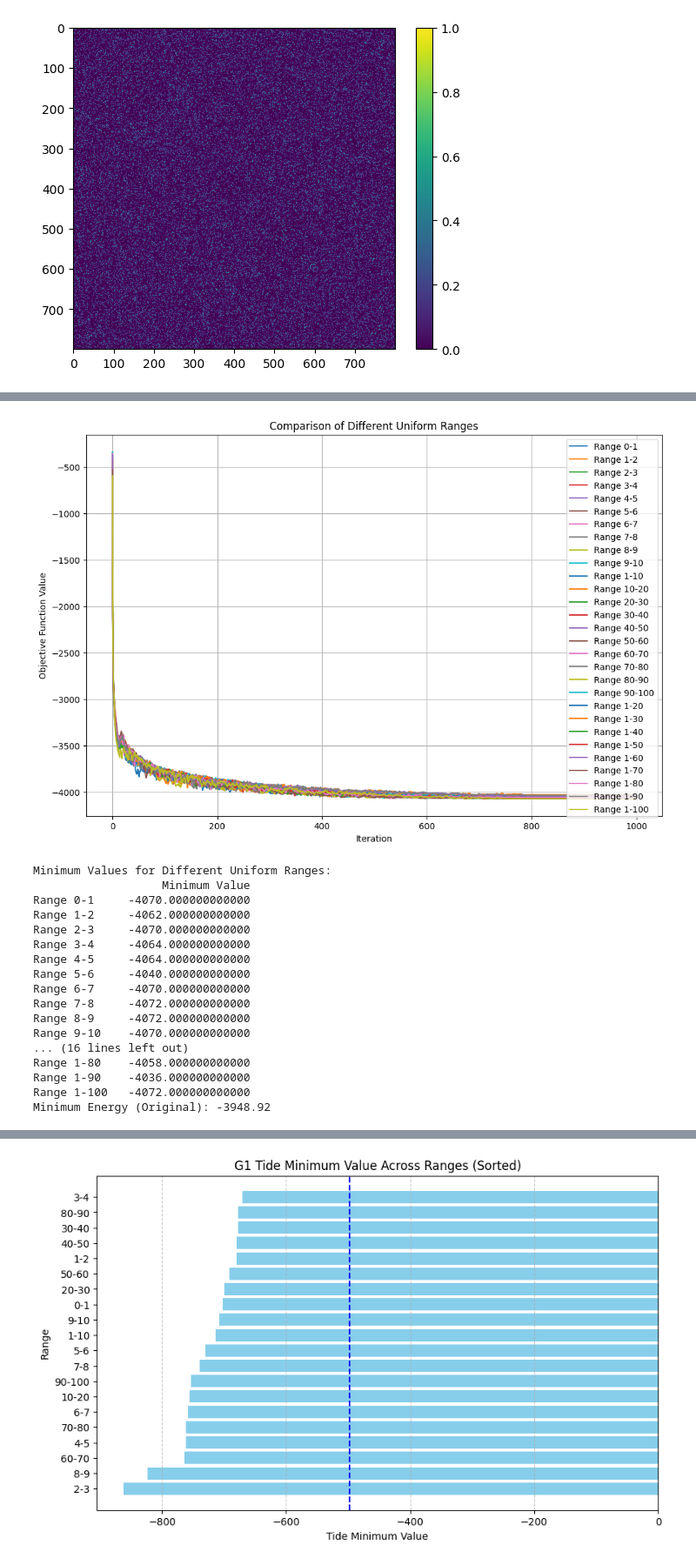
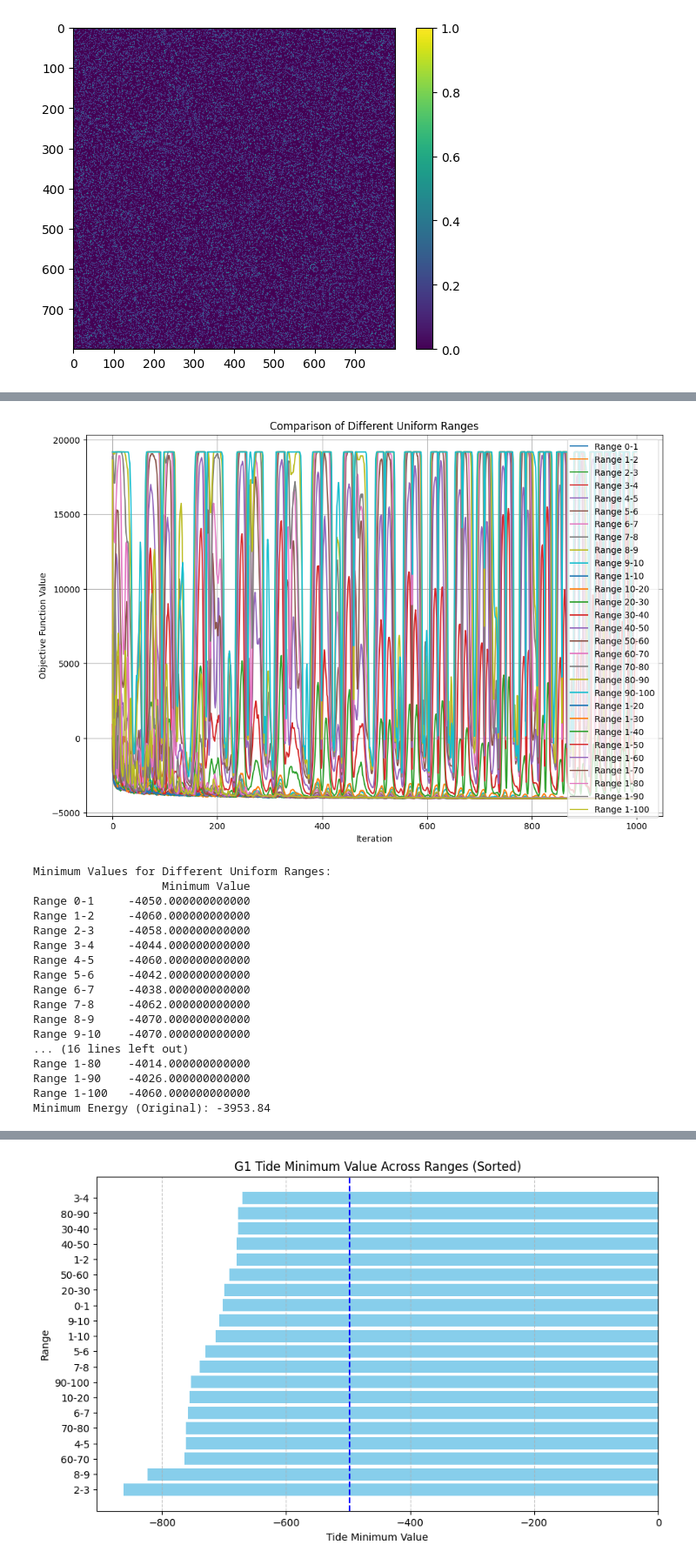
Before and after one commit to CHIN-HUA/AI, a Jupyter notebook: QPA_code_demo.ipynb, the cells around one changed output, grey strips where cells are left out. Shown at 87% size. Cells and saved outputs as stored; diff of their text form; code cells hidden in the pictures.

```diff
--- a/QPA_code_demo.ipynb
+++ b/QPA_code_demo.ipynb
@@ -347,6 +347,12 @@ for min_val, max_val in uniform_ranges:
           * np.exp(-ii**2 / (numIterations / 5)**2)
           * (1 / (1 + grad_norm + 1e-6))
         )
+        tide_effect = tide_amplitude * (
+            np.sin(2 * np.pi * ii / primary_freq) +
+            0.5 * np.sin(2 * np.pi * ii / secondary_freq + np.pi / 4) +
+            0.2 * np.sin(2 * np.pi * ii / 25 + np.pi / 6) +
+            np.random.uniform(-0.2, 0.2) * np.sin(2 * np.pi * ii / 30)
+        )
 
         # 隨機擾動
         random_effect = np.random.randn(numSpins, numTrials) * 0.1
@@ -471,6 +477,12 @@ for min_val, max_val in uniform_ranges:
             min_val + (max_val - min_val) * np.random.beta(a, b)  # 映射到 [min_val, max_val]
             * np.exp(-ii**2 / (numIterations / 5)**2)
         )
+        tide_effect = tide_amplitude * (
+            np.sin(2 * np.pi * ii / primary_freq) +
+            0.5 * np.sin(2 * np.pi * ii / secondary_freq + np.pi / 4) +
+            0.2 * np.sin(2 * np.pi * ii / 25 + np.pi / 6) +
+            np.random.uniform(-0.2, 0.2) * np.sin(2 * np.pi * ii / 30)
+        )
 
         # 隨機擾動
         random_effect = np.random.randn(numSpins, numTrials) * 0.1
@@ -496,48 +508,48 @@ plt.figure(figsize=(12, 8))
 for key, history in isingHamilHistory_tide_distributions.items():
     plt.plot(np.min(history, axis=1), label=key)
 
 # 標注與美化
 plt.xlabel("Iteration")
 plt.ylabel("Objective Function Value")
 plt.title("Comparison of Different Uniform Ranges")
 plt.legend()
 plt.grid()
 plt.show()
 
 # 提取最低值並列出
 distribution_min_values = {key: np.min(history) for key, history in isingHamilHistory_tide_distributions.items()}
 
 # 格式化輸出
 import pandas as pd
 df_distribution_min_values = pd.DataFrame.from_dict(distribution_min_values, orient='index', columns=['Minimum Value'])
 df_distribution_min_values['Minimum Value'] = df_distribution_min_values['Minimum Value'].apply(lambda x: f"{x:.12f}")
 
 # 顯示表格
 print("Minimum Values for Different Uniform Ranges:")
 print(df_distribution_min_values)
 
 mean_original = isingHamilHistory.mean(axis=1)
 
 # Compare minimum values
 min_original = mean_original.min()
 
 print(f"Minimum Energy (Original): {min_original}")
 # %% [output]
-[figure, old version]
+[figure, new version]
 Minimum Values for Different Uniform Ranges:
                    Minimum Value
-Range 0-1     -4070.000000000000
-Range 1-2     -4062.000000000000
-Range 2-3     -4070.000000000000
-Range 3-4     -4064.000000000000
-Range 4-5     -4064.000000000000
-Range 5-6     -4040.000000000000
-Range 6-7     -4070.000000000000
-Range 7-8     -4072.000000000000
-Range 8-9     -4072.000000000000
+Range 0-1     -4050.000000000000
+Range 1-2     -4060.000000000000
+Range 2-3     -4058.000000000000
+Range 3-4     -4044.000000000000
+Range 4-5     -4060.000000000000
+Range 5-6     -4042.000000000000
+Range 6-7     -4038.000000000000
+Range 7-8     -4062.000000000000
+Range 8-9     -4070.000000000000
 Range 9-10    -4070.000000000000
 ... (16 lines left out)
-Range 1-80    -4058.000000000000
-Range 1-90    -4036.000000000000
-Range 1-100   -4072.000000000000
-Minimum Energy (Original): -3948.92
+Range 1-80    -4014.000000000000
+Range 1-90    -4026.000000000000
+Range 1-100   -4060.000000000000
+Minimum Energy (Original): -3953.84
```
Also changed, not shown: parts of 2 cells of this notebook.
